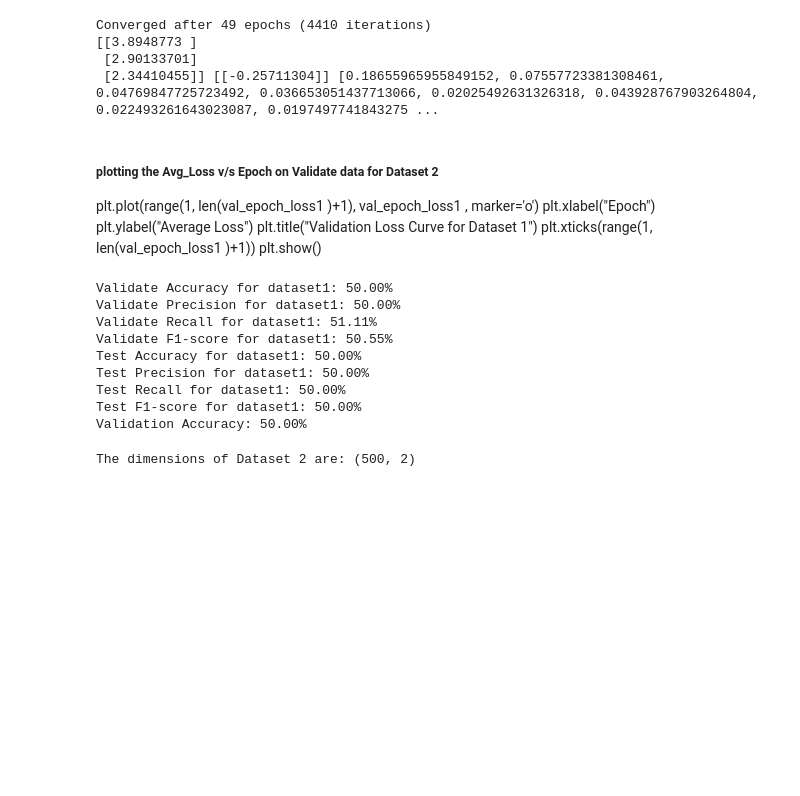
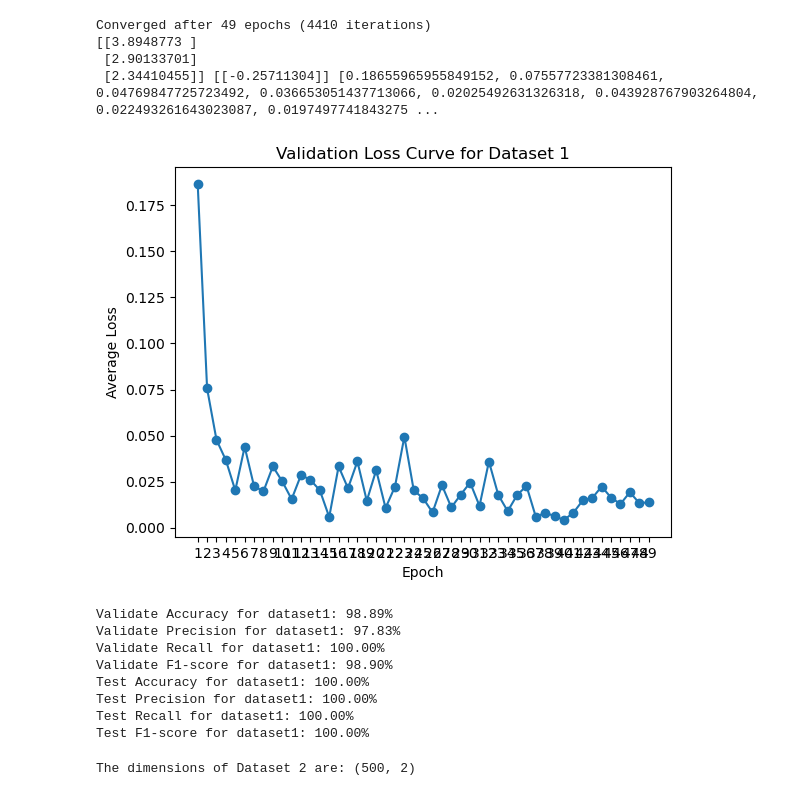
Before and after one commit to aakanksha1500/CT5133_DL_colab, a Jupyter notebook: DL_Assignment1_latest.ipynb, the cells around one changed output. Cells and saved outputs as stored; diff of their text form; code cells hidden in the pictures; blank space fills up the shorter version.

```diff
--- a/DL_Assignment1_latest.ipynb
+++ b/DL_Assignment1_latest.ipynb
@@ -286,24 +279,26 @@ plt.show()
 # %%
 #implementing logistic regression function on Validation data (Dataset 1)
 
-val_w1, val_b1, val_loss1, val_epoch_loss1 = train_logistic_regression(X_val1, Y_val1, alpha=0.1, max_iteration=50000, threshold=1e-3)
+val_w1, val_b1, val_loss1, val_epoch_loss1 = train_logistic_regression(X_val1, Y_val1, alpha=0.1, max_iteration=20000, threshold=1e-3)
 print(val_w1, val_b1, val_epoch_loss1 )
 # %% [output]
 Converged after 49 epochs (4410 iterations)
 [[3.8948773 ]
  [2.90133701]
  [2.34410455]] [[-0.25711304]] [0.18655965955849152, 0.07557723381308461, 0.04769847725723492, 0.036653051437713066, 0.02025492631326318, 0.043928767903264804, 0.022493261643023087, 0.0197497741843275 ...
-# %% [markdown]
-##### plotting the Avg_Loss v/s Epoch on Validate data for Dataset 2
-plt.plot(range(1, len(val_epoch_loss1 )+1), val_epoch_loss1 , marker='o')
-plt.xlabel("Epoch")
-plt.ylabel("Average Loss")
-plt.title("Validation Loss Curve for Dataset 1")
-plt.xticks(range(1, len(val_epoch_loss1 )+1))
-plt.show()
+# %%
+##### plotting the Avg_Loss v/s Epoch on Validate data for Dataset 2
+plt.plot(range(1, len(val_epoch_loss1 )+1), val_epoch_loss1 , marker='o')
+plt.xlabel("Epoch")
+plt.ylabel("Average Loss")
+plt.title("Validation Loss Curve for Dataset 1")
+plt.xticks(range(1, len(val_epoch_loss1 )+1))
+plt.show()
+# %% [output]
+[figure, added]
 # %%
 # Validate and test performance
-y1_val_pred = predict(X_val1, w1, b1, threshold = 0.5)
+y1_val_pred = predict_lr(X_val1, w1, b1, threshold = 0.5)
 val_accuracy1, val_precision1, val_recall1, val_f1_1 = evaluate(Y_val1, y1_val_pred)
 print(f"Validate Accuracy for dataset1: {val_accuracy1*100:.2f}%")
 print(f"Validate Precision for dataset1: {val_precision1*100:.2f}%")
@@ -311,22 +306,21 @@ print(f"Validate Recall for dataset1: {val_recall1*100:.2f}%")
 print(f"Validate F1-score for dataset1: {val_f1_1*100:.2f}%")
 
 
-y1_test_pred = predict(X_test1, w1, b1, threshold = 0.5)
+y1_test_pred = predict_lr(X_test1, w1, b1, threshold = 0.5)
 test_accuracy1, test_precision1, test_recall1, test_f1_1 = evaluate(Y_test1, y1_test_pred)
 print(f"Test Accuracy for dataset1: {test_accuracy1*100:.2f}%")
 print(f"Test Precision for dataset1: {test_precision1*100:.2f}%")
 print(f"Test Recall for dataset1: {test_recall1*100:.2f}%")
 print(f"Test F1-score for dataset1: {test_f1_1*100:.2f}%")
 # %% [output]
-Validate Accuracy for dataset1: 50.00%
-Validate Precision for dataset1: 50.00%
-Validate Recall for dataset1: 51.11%
-Validate F1-score for dataset1: 50.55%
-Test Accuracy for dataset1: 50.00%
-Test Precision for dataset1: 50.00%
-Test Recall for dataset1: 50.00%
-Test F1-score for dataset1: 50.00%
-Validation Accuracy: 50.00%
+Validate Accuracy for dataset1: 98.89%
+Validate Precision for dataset1: 97.83%
+Validate Recall for dataset1: 100.00%
+Validate F1-score for dataset1: 98.90%
+Test Accuracy for dataset1: 100.00%
+Test Precision for dataset1: 100.00%
+Test Recall for dataset1: 100.00%
+Test F1-score for dataset1: 100.00%
 # %%
 # Loading Dataset 2
 # Use pandas to read the CSV file as a dataframe
```
Also changed, not shown: parts of 8 cells of this notebook.
